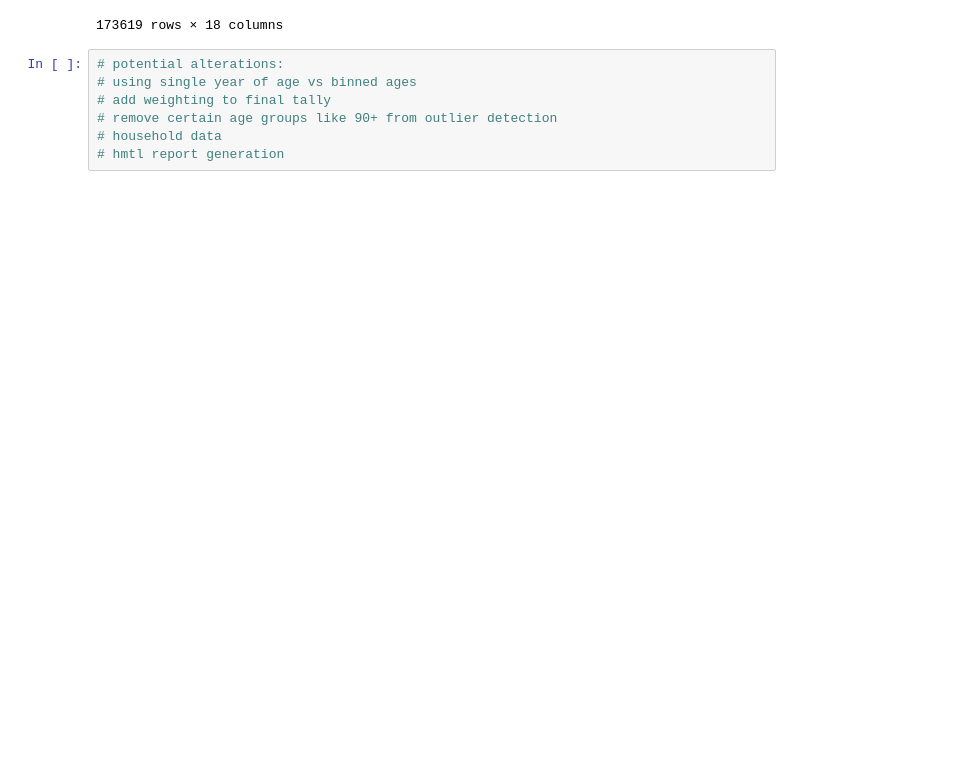
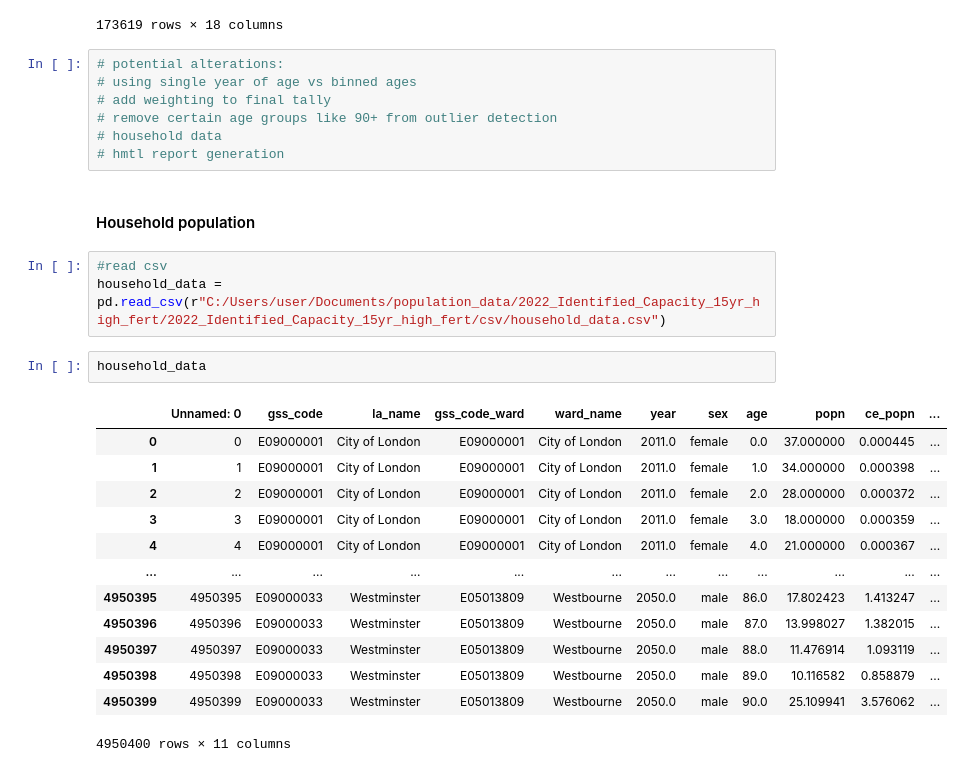
Before and after one commit to SebastianHeslinRees/Projections_QA, a Jupyter notebook: QA_population_projection.ipynb, the cells around one changed output. Saved outputs shown, nothing was run; the diff lists cells and outputs as text; blank space fills up the shorter version.

Commit message:
add household poulation data, also reflect and sort by zscore number

```diff
--- a/QA_population_projection.ipynb
+++ b/QA_population_projection.ipynb
@@ -1179,3 +1193,24 @@ df_tally
 # remove certain age groups like 90+ from outlier detection
 # household data
 # hmtl report generation
+# %% [markdown]
+#### Household population
+# %%
+#read csv
+household_data = pd.read_csv(r"C:/Users/user/Documents/population_data/2022_Identified_Capacity_15yr_high_fert/2022_Identified_Capacity_15yr_high_fert/csv/household_data.csv")
+# %%
+household_data
+# %% [output]
+|  | Unnamed: 0 | gss_code | la_name | gss_code_ward | ward_name | year | sex | age | popn | ce_popn | ... |
+| 0 | 0 | E09000001 | City of London | E09000001 | City of London | 2011.0 | female | 0.0 | 37.000000 | 0.000445 | ... |
+| 1 | 1 | E09000001 | City of London | E09000001 | City of London | 2011.0 | female | 1.0 | 34.000000 | 0.000398 | ... |
+| 2 | 2 | E09000001 | City of London | E09000001 | City of London | 2011.0 | female | 2.0 | 28.000000 | 0.000372 | ... |
+| 3 | 3 | E09000001 | City of London | E09000001 | City of London | 2011.0 | female | 3.0 | 18.000000 | 0.000359 | ... |
+| 4 | 4 | E09000001 | City of London | E09000001 | City of London | 2011.0 | female | 4.0 | 21.000000 | 0.000367 | ... |
+| ... | ... | ... | ... | ... | ... | ... | ... | ... | ... | ... | ... |
+| 4950395 | 4950395 | E09000033 | Westminster | E05013809 | Westbourne | 2050.0 | male | 86.0 | 17.802423 | 1.413247 | ... |
+| 4950396 | 4950396 | E09000033 | Westminster | E05013809 | Westbourne | 2050.0 | male | 87.0 | 13.998027 | 1.382015 | ... |
+| 4950397 | 4950397 | E09000033 | Westminster | E05013809 | Westbourne | 2050.0 | male | 88.0 | 11.476914 | 1.093119 | ... |
+| 4950398 | 4950398 | E09000033 | Westminster | E05013809 | Westbourne | 2050.0 | male | 89.0 | 10.116582 | 0.858879 | ... |
+| 4950399 | 4950399 | E09000033 | Westminster | E05013809 | Westbourne | 2050.0 | male | 90.0 | 25.109941 | 3.576062 | ... |
+4950400 rows × 11 columns
```
Also changed, not shown: parts of 12 cells of this notebook, 1 other file.
